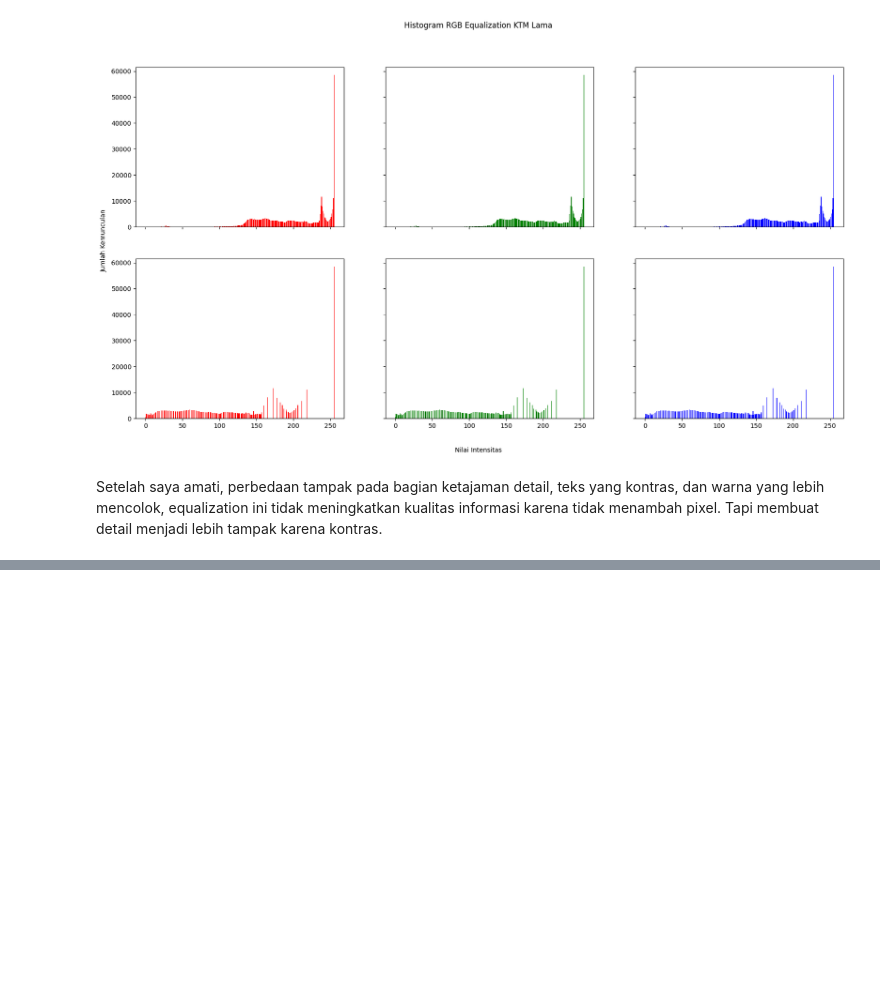
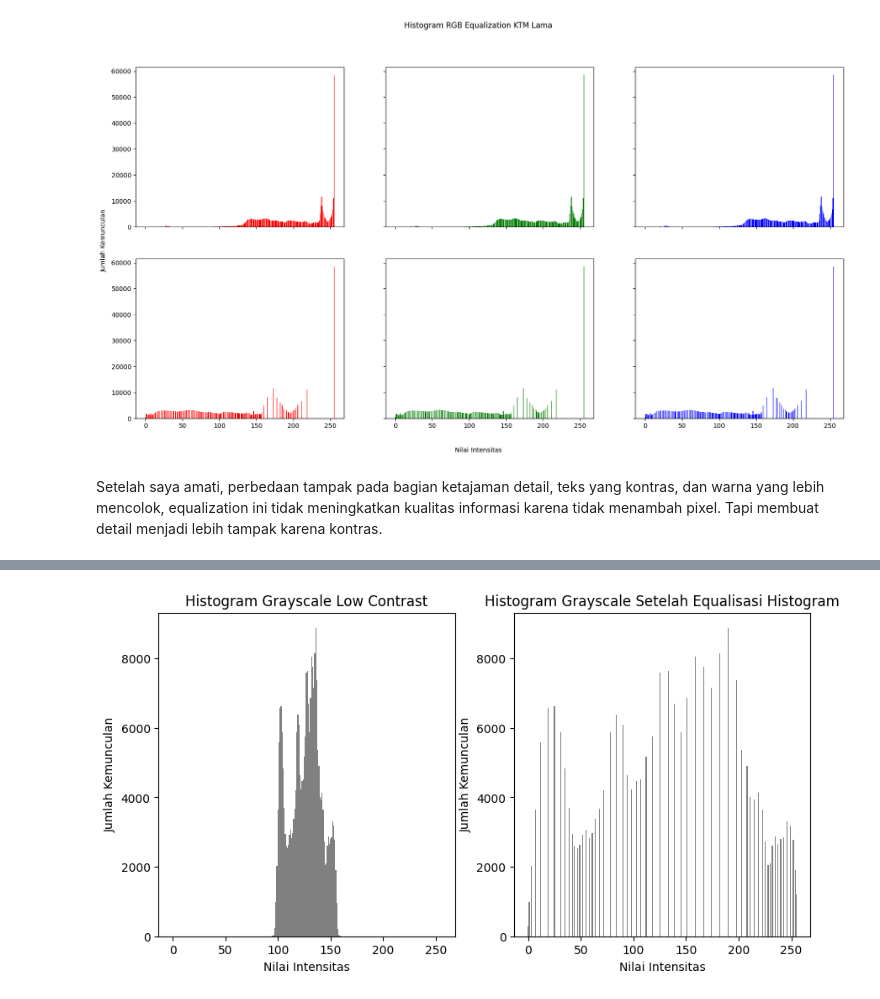
Before and after one commit to AtabikM1/PCVK25_3F_05, a Jupyter notebook: week5_05.ipynb, the cells around one changed output, grey strips where cells are left out. Drawn from its saved outputs; the diff is of its cells as text; code cells hidden in the pictures; blank space fills up the shorter version.

```diff
--- a/week5_05.ipynb
+++ b/week5_05.ipynb
@@ -191,0 +243,15 @@ Setelah saya amati, perbedaan tampak pada bagian ketajaman detail, teks yang kon
+# %%
+plt.figure(figsize=[10, 5])
+plt.subplot(1, 2, 1)
+plt.title('Histogram Grayscale Low Contrast')
+plt.xlabel('Nilai Intensitas')
+plt.ylabel('Jumlah Kemunculan')
+plt.bar(np.arange(256), np.histogram(img_lc_gray, bins=256, range=(0, 256))[0], width=1, color='gray')
+plt.subplot(1, 2, 2)
+plt.title('Histogram Grayscale Setelah Equalisasi Histogram')
+plt.xlabel('Nilai Intensitas')
+plt.ylabel('Jumlah Kemunculan')
+plt.bar(np.arange(256), np.histogram(gray_equalized, bins=256, range=(0, 256))[0], width=1, color='gray')
+plt.show()
+# %% [output]
+[figure, added]
```
Also changed, not shown: parts of 3 cells of this notebook.
